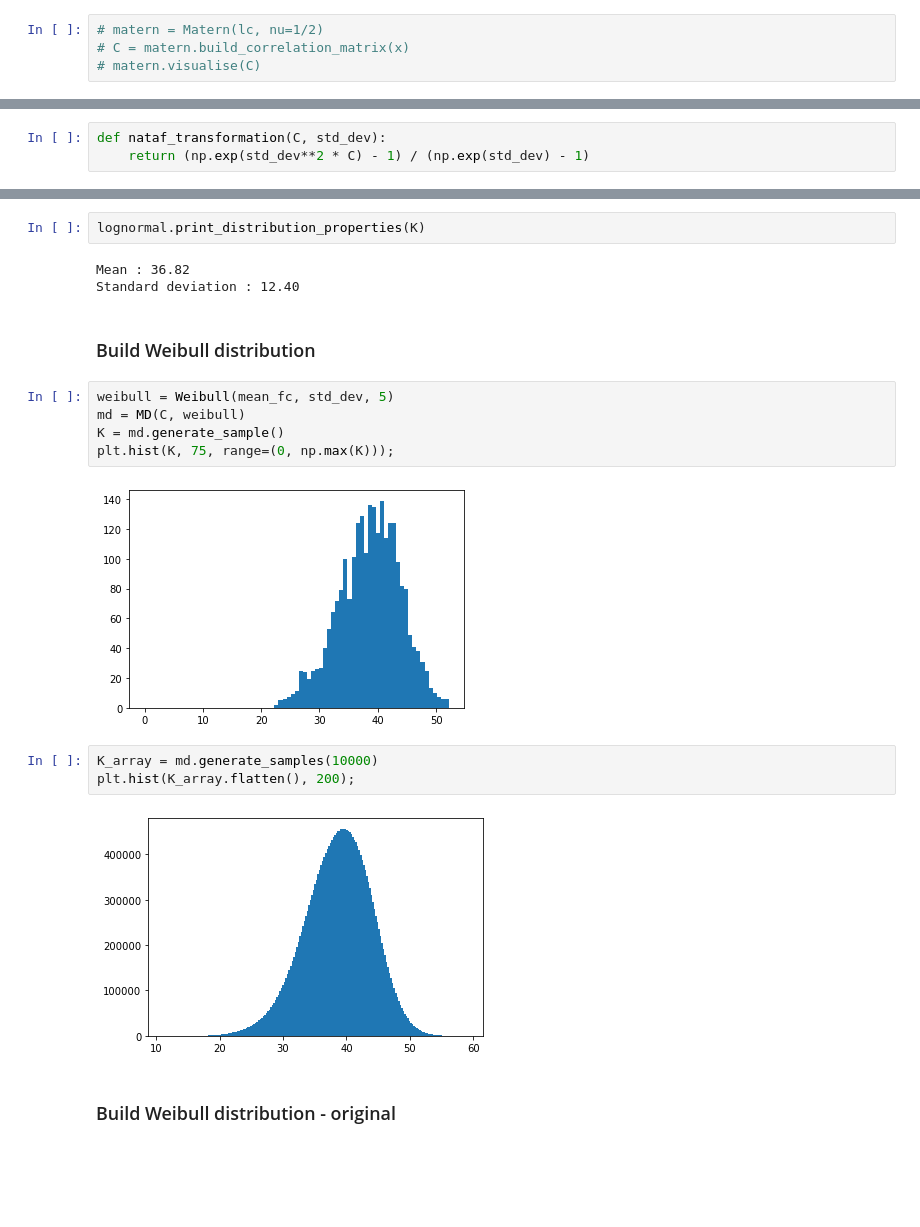
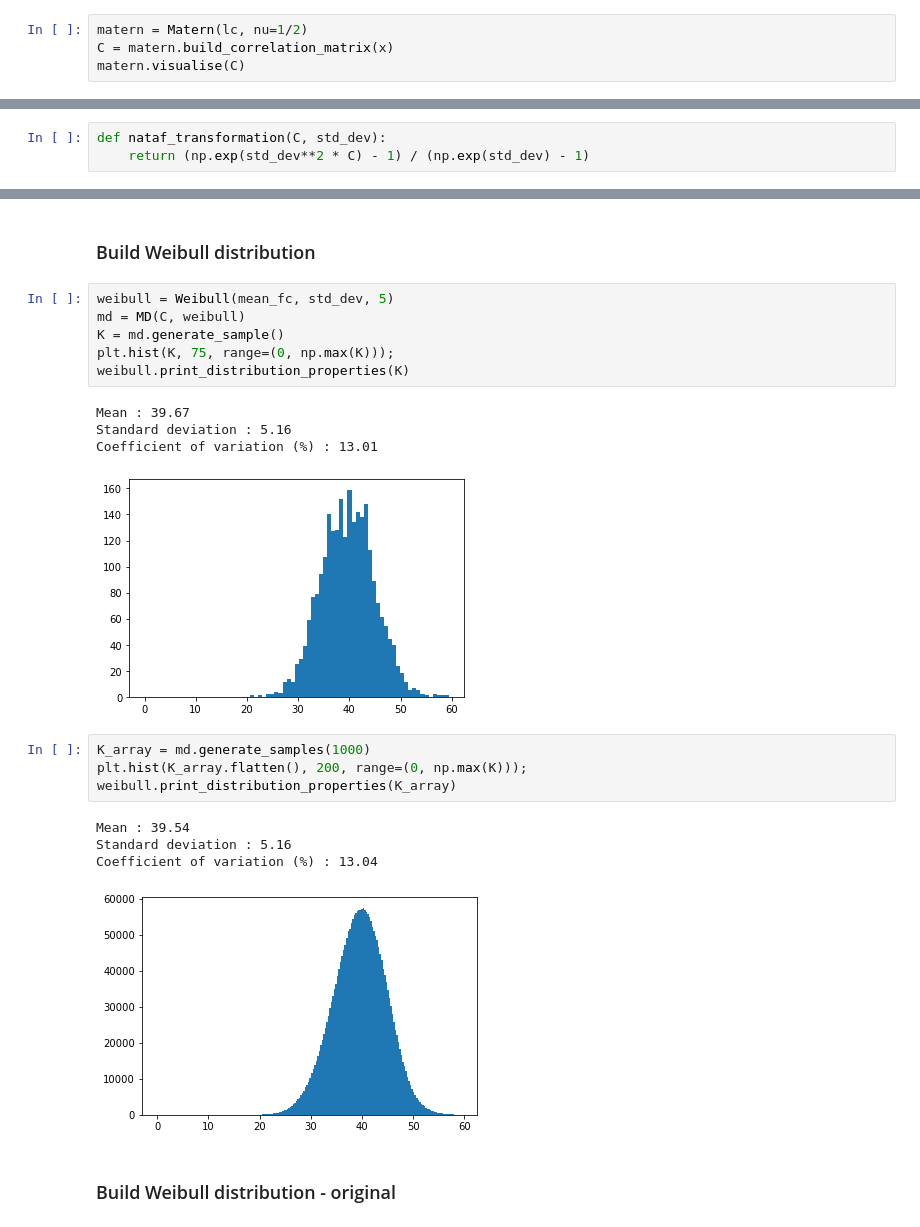
Before and after one commit to mark-hobbs/pyrf, a Jupyter notebook: Random_field_generation.ipynb, the cells around one changed output, grey strips where cells are left out. Drawn from its saved outputs; the diff is of its cells as text; blank space fills up the shorter version.

```diff
--- a/Random_field_generation.ipynb
+++ b/Random_field_generation.ipynb
@@ -43,4 +41,4 @@ gc.visualise(C)
 # %%
-# matern = Matern(lc, nu=1/2)
-# C = matern.build_correlation_matrix(x)
-# matern.visualise(C)
+matern = Matern(lc, nu=1/2)
+C = matern.build_correlation_matrix(x)
+matern.visualise(C)
@@ -95,8 +106,3 @@ md.visualise(x, np.log(K), 20)
-# %%
-lognormal.print_distribution_properties(K)
-# %% [output]
-Mean : 36.82
-Standard deviation : 12.40
 # %% [markdown]
 ### Build Weibull distribution
 # %%
@@ -104,13 +110,21 @@ weibull = Weibull(mean_fc, std_dev, 5)
 md = MD(C, weibull)
 K = md.generate_sample()
 plt.hist(K, 75, range=(0, np.max(K)));
+weibull.print_distribution_properties(K)
 # %% [output]
+Mean : 39.67
+Standard deviation : 5.16
+Coefficient of variation (%) : 13.01
-[figure, old version]
+[figure, new version]
 # %%
-K_array = md.generate_samples(10000)
-plt.hist(K_array.flatten(), 200);
+K_array = md.generate_samples(1000)
+plt.hist(K_array.flatten(), 200, range=(0, np.max(K)));
+weibull.print_distribution_properties(K_array)
 # %% [output]
+Mean : 39.54
+Standard deviation : 5.16
+Coefficient of variation (%) : 13.04
-[figure, old version]
+[figure, new version]
 # %% [markdown]
 ### Build Weibull distribution - original
 # %%
```
Also changed, not shown: parts of 12 cells of this notebook, 1 other file.
